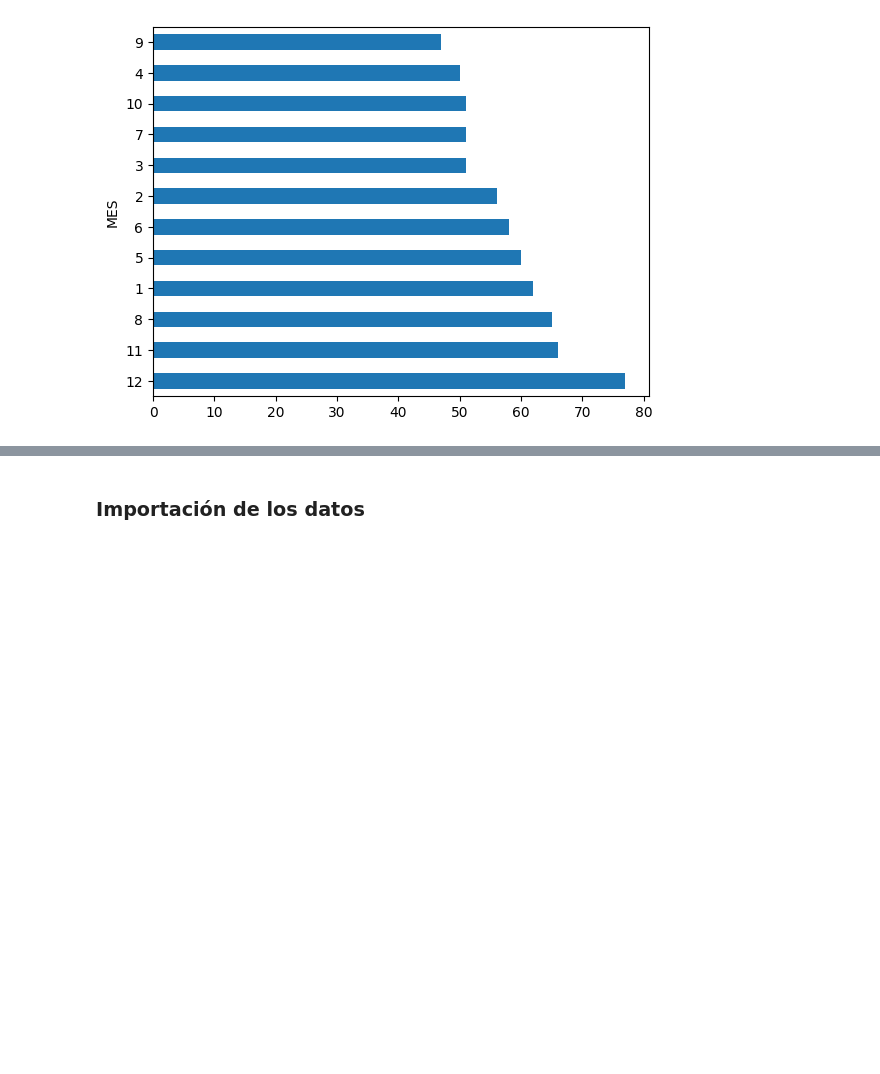
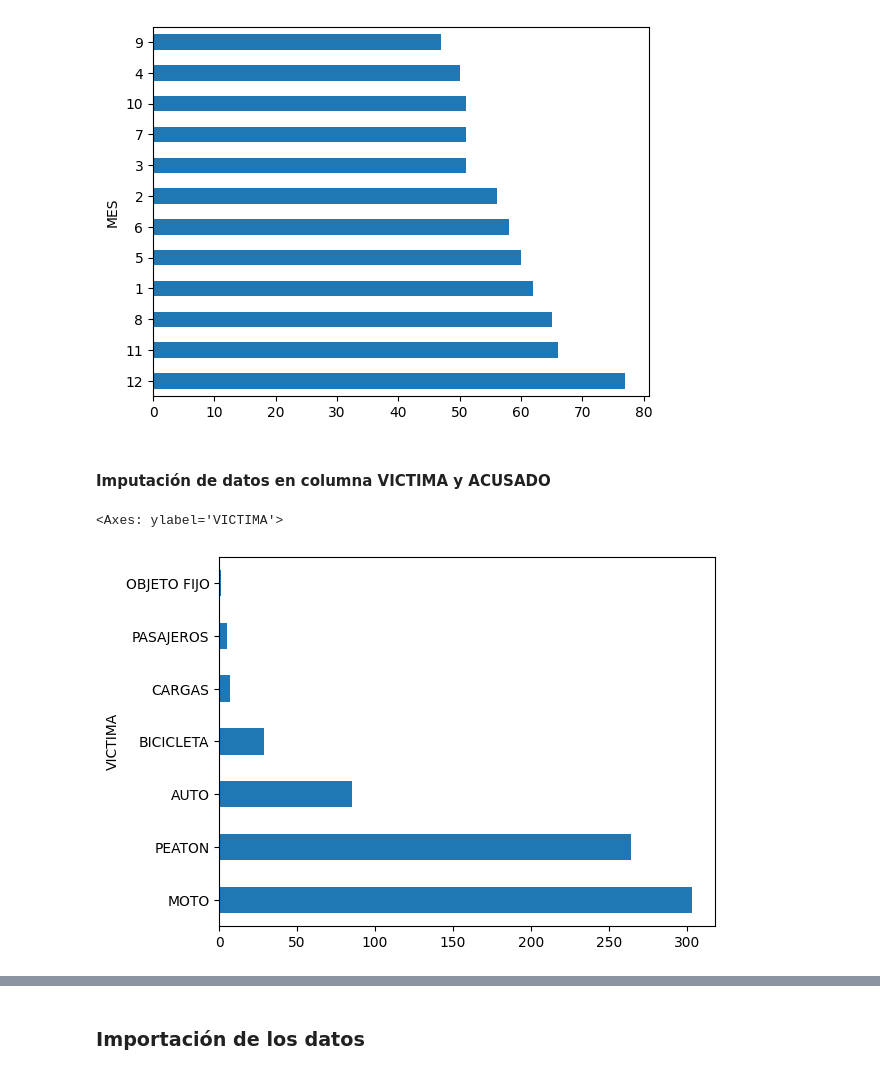
Before and after one commit to JPeraltaBorjas/An-lisis_de_Siniestros_Viales_Data_Analyst-P2, a Jupyter notebook: EDA_P2.ipynb, the cells around one changed output, grey strips where cells are left out. Saved outputs shown, nothing was run; the diff lists cells and outputs as text; code cells hidden in the pictures; blank space fills up the shorter version.

```diff
--- a/EDA_P2.ipynb
+++ b/EDA_P2.ipynb
@@ -142,7 +150,0 @@ Cantidad de nulos en DIRECCION NORMALIZADA: 8
-# %%
-# Imputamos los datos nulos con valores 'Sin Altura', 'Sin Cruce' y 'Sin Direccion'
-# Se elimina la columna XY (CABA)
-hechos.ALTURA.fillna('Sin Altura', inplace=True)
-hechos.CRUCE.fillna('Sin Cruce', inplace=True)
-hechos['DIRECCION_NORMALIZADA'].fillna('Sin Dirección', inplace=True)
-hechos.drop(columns=['XY (CABA)'],inplace=True)
@@ -240,3 +241,12 @@ hechos.MES.value_counts().plot.barh()
 # %% [output]
 <Axes: ylabel='MES'>
 [figure]
+# %% [markdown]
+#### Imputación de datos en columna VICTIMA y ACUSADO
+# %%
+# VICTIMA
+
+hechos.VICTIMA.value_counts().plot.barh()
+# %% [output]
+<Axes: ylabel='VICTIMA'>
+[figure, added]
```
Also changed, not shown: parts of 38 cells of this notebook, 2 other files.
